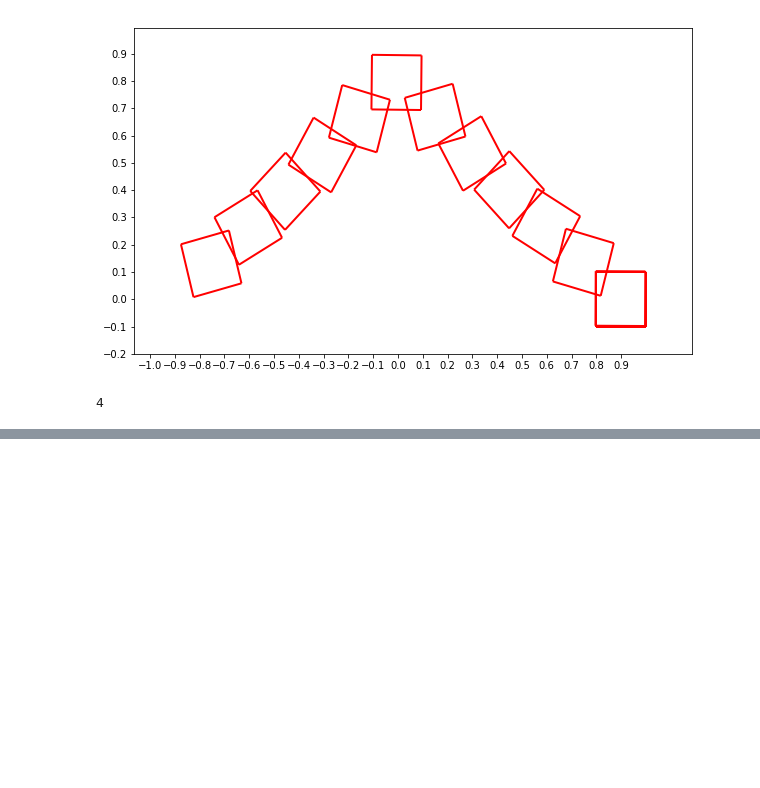
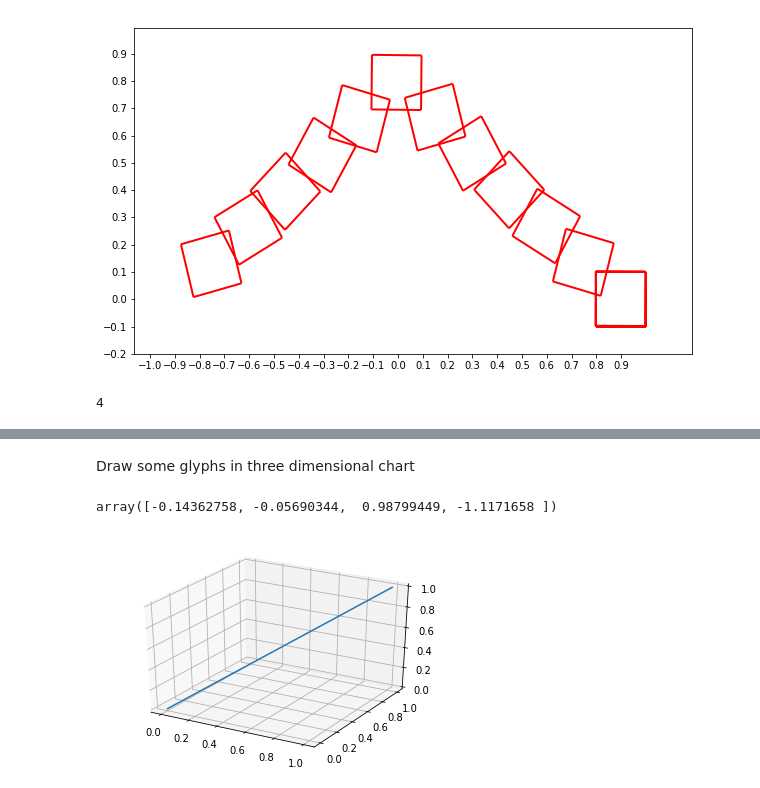
Before and after one commit to tuandnvn/learn-to-perform, a Jupyter notebook: notebooks/Learn to perform.ipynb, the cells around one changed output, grey strips where cells are left out. Drawn from its saved outputs; the diff is of its cells as text; code cells hidden in the pictures; blank space fills up the shorter version.

Commit message:
Add visualization for markers into notebook

```diff
--- a/notebooks/Learn to perform.ipynb
+++ b/notebooks/Learn to perform.ipynb
@@ -457,0 +504,2 @@ len(np.array([[ 0.8,  0.1],
+# %% [markdown]
+Draw some glyphs in three dimensional chart
@@ -457,0 +527,16 @@ len(np.array([[ 0.8,  0.1],
+# %%
+estimate_plane(XYZ)
+# %% [output]
+array([-0.14362758, -0.05690344,  0.98799449, -1.1171658 ])
+# %%
+from mpl_toolkits.mplot3d import Axes3D
+
+fig = plt.figure()
+ax = fig.add_subplot(111, projection = '3d')
+
+ax.plot([0, 1], [0, 1], [0,1])
+ax.plot()
+
+plt.show()
+# %% [output]
+[figure, added]
```
Also changed, not shown: parts of 6 cells of this notebook, 7 other files.
